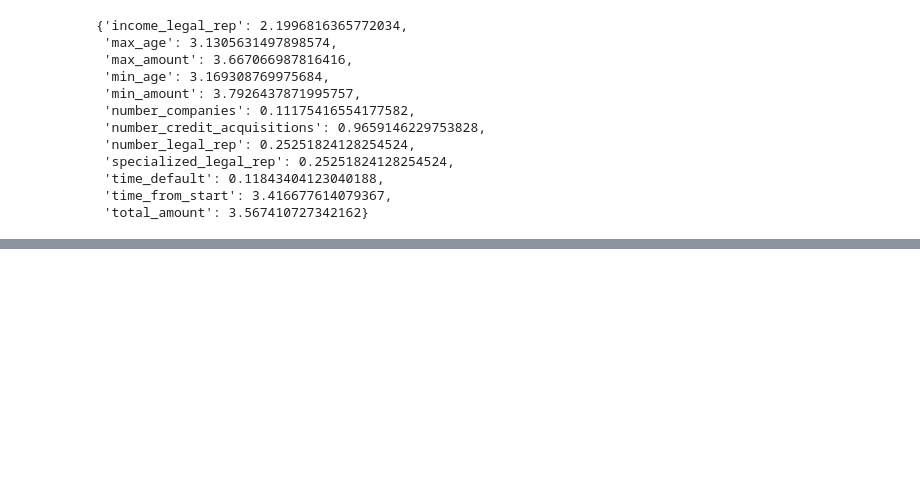
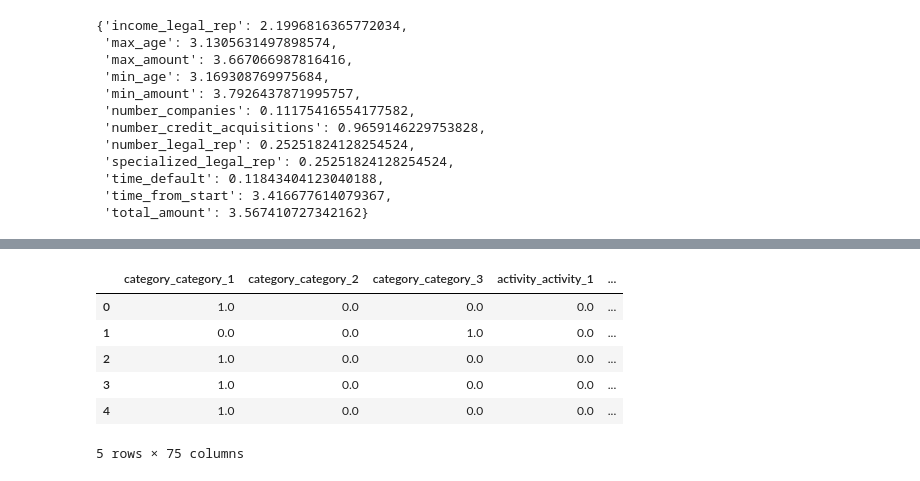
Before and after one commit to rodrigoase/bbva-data-challenge, a Jupyter notebook: Experimentacion.ipynb, the cells around one changed output, grey strips where cells are left out. Saved outputs shown, nothing was run; the diff lists cells and outputs as text; code cells hidden in the pictures; blank space fills up the shorter version.

```diff
--- a/Experimentacion.ipynb
+++ b/Experimentacion.ipynb
@@ -571,0 +686,13 @@ X_train_v1.head()
+# %%
+d_1 = encoder_v1.transform(caract_categ_test_v1)
+caract_categ_test_ohe_v1 = pd.DataFrame(d_1.toarray(), columns=encoder_v1.get_feature_names_out())
+
+caract_categ_test_ohe_v1.head()
+# %% [output]
+|  | category_category_1 | category_category_2 | category_category_3 | activity_activity_1 | ... |
+| 0 | 1.0 | 0.0 | 0.0 | 0.0 | ... |
+| 1 | 0.0 | 0.0 | 1.0 | 0.0 | ... |
+| 2 | 1.0 | 0.0 | 0.0 | 0.0 | ... |
+| 3 | 1.0 | 0.0 | 0.0 | 0.0 | ... |
+| 4 | 1.0 | 0.0 | 0.0 | 0.0 | ... |
+5 rows × 75 columns
```
Also changed, not shown: parts of 90 cells of this notebook.
